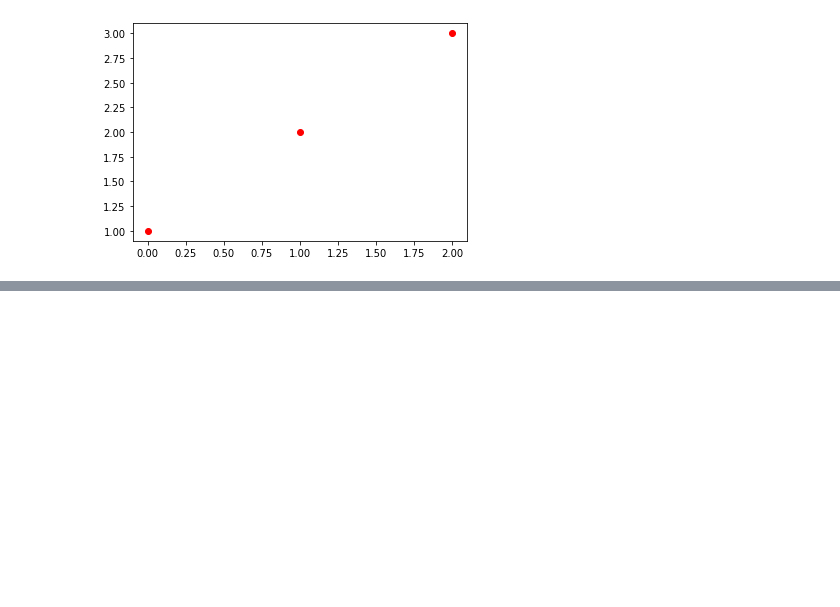
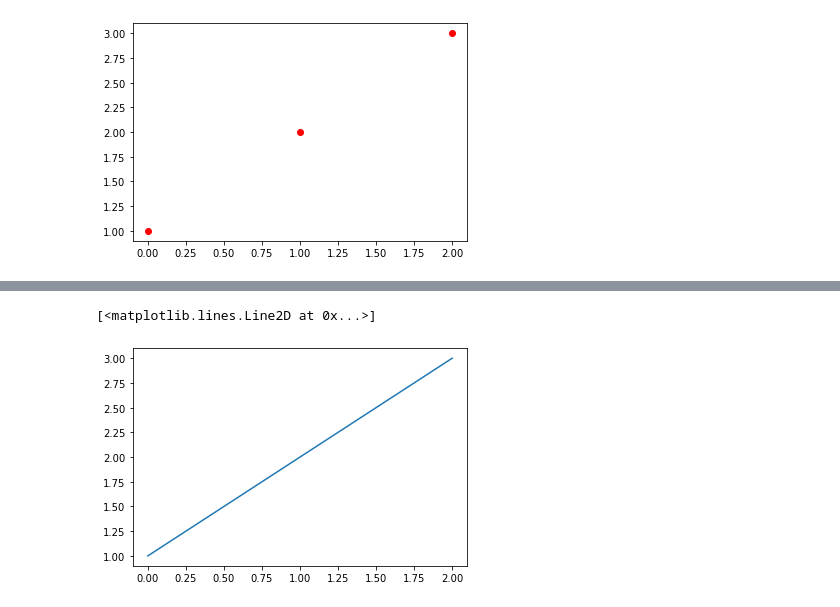
Before and after one commit to LukasNeugebauer/Python_Workshop, a Jupyter notebook: notebooks/11_matplotlib.ipynb, the cells around one changed output, grey strips where cells are left out. Cells and saved outputs as stored; diff of their text form; code cells hidden in the pictures; blank space fills up the shorter version.

```diff
--- a/notebooks/11_matplotlib.ipynb
+++ b/notebooks/11_matplotlib.ipynb
@@ -45,0 +96,6 @@ fig.savefig(os.path.abspath('../img/testplot.png'))
+# %%
+ax = plt.axes()
+ax.plot([1, 2, 3])
+# %% [output]
+[<matplotlib.lines.Line2D at 0x...>]
+[figure, added]
```
Also changed, not shown: parts of 37 cells of this notebook, 11 other files.
